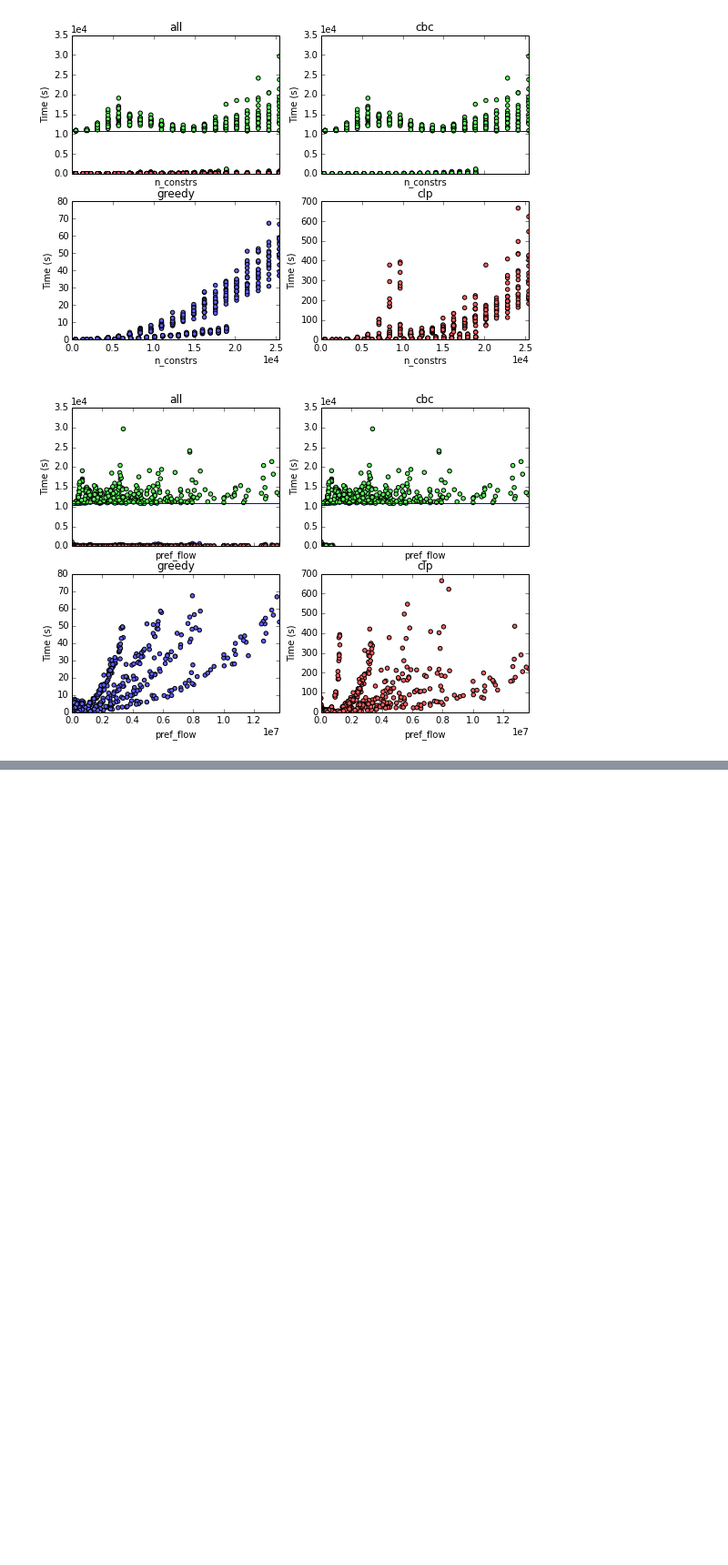
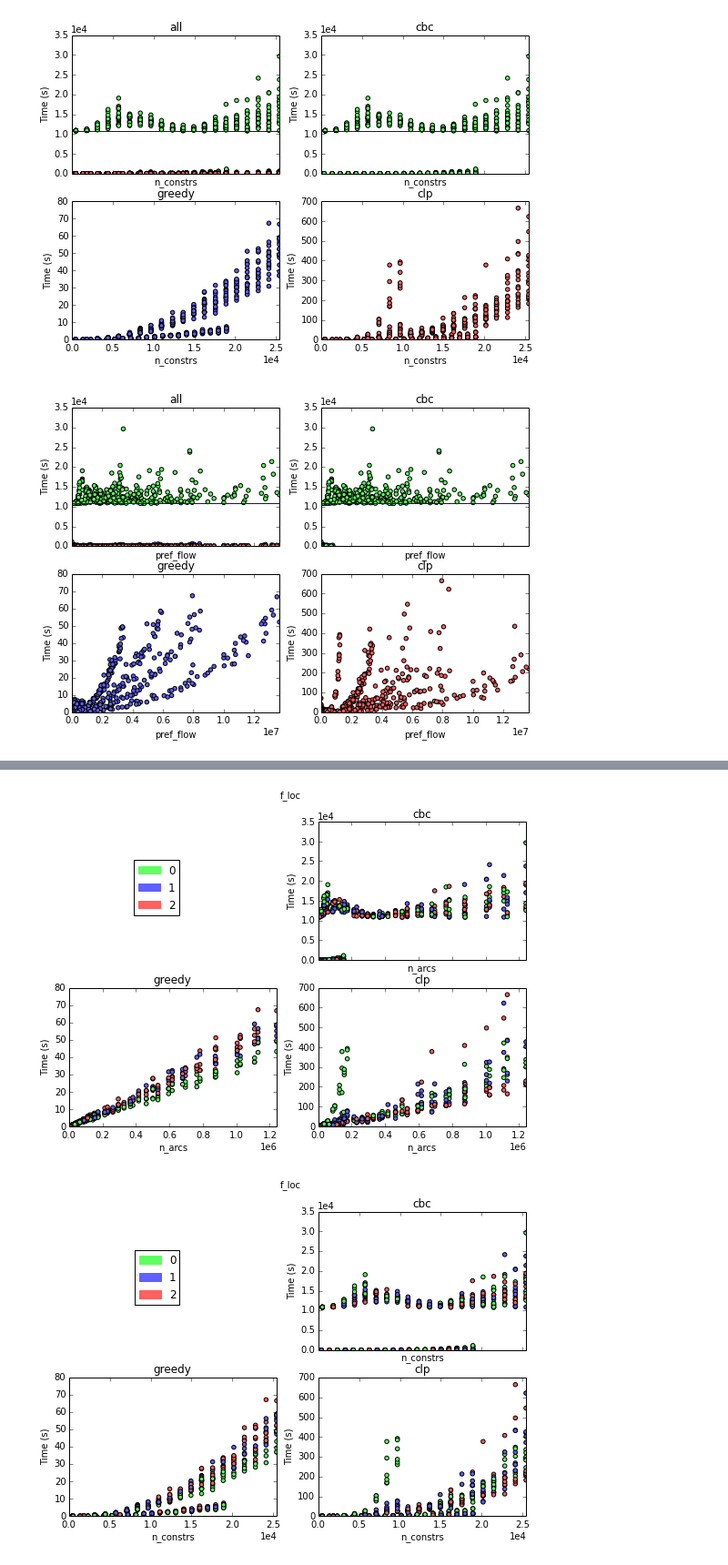
Before and after one commit to gidden/cyclopts, a Jupyter notebook: nbs/General Experimental Analysis.ipynb, the cells around one changed output, grey strips where cells are left out. Shown: that part at 91% size. Cells and saved outputs as stored; diff of their text form; code cells hidden in the pictures; blank space fills up the shorter version.

```diff
--- a/nbs/General Experimental Analysis.ipynb
+++ b/nbs/General Experimental Analysis.ipynb
@@ -176,0 +171,8 @@ three_pane_color_scatter('pref_flow', 'f_loc')
+# %%
+cparam = 'f_loc'
+three_pane_color_scatter('n_arcs', cparam, save=save)
+three_pane_color_scatter('n_constrs', cparam, save=save)
+three_pane_color_scatter('pref_flow', cparam, save=save)
+# %% [output]
+[figure, added]
+[figure, added]
```
Also changed, not shown: parts of 7 cells of this notebook.
